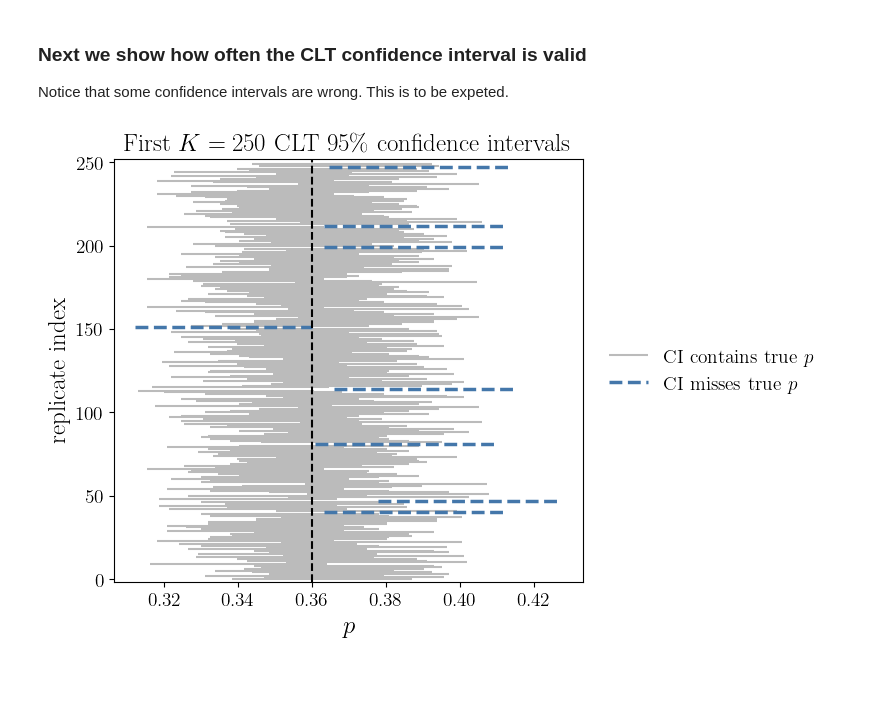
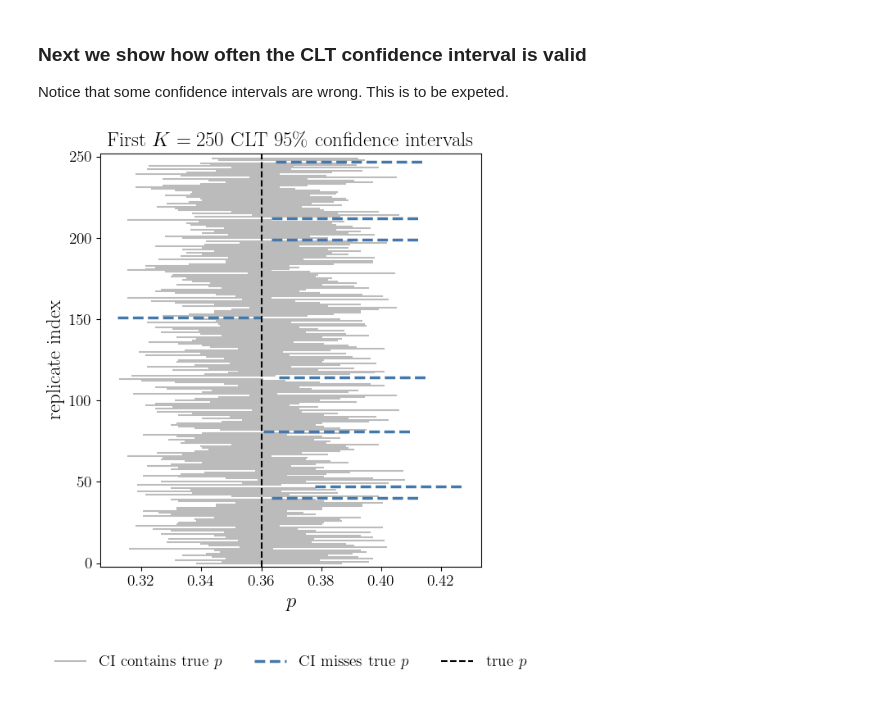
Before and after one commit to fjhickernell/MATH563Spring2026, a Jupyter notebook: classlib/classlib/notebooks/approval_rating_bernoulli_binomial_clt_ci.ipynb, the cells around one changed output. Saved outputs shown, nothing was run; the diff lists cells and outputs as text; code cells hidden in the pictures; blank space fills up the shorter version.

```diff
--- a/classlib/classlib/notebooks/approval_rating_bernoulli_binomial_clt_ci.ipynb
+++ b/classlib/classlib/notebooks/approval_rating_bernoulli_binomial_clt_ci.ipynb
@@ -259,50 +259,55 @@ cl.nbviz.savefig("ybar_histogram_approval")
 ### Next we show how often the CLT confidence interval is valid
 Notice that some confidence intervals are wrong.  This is to be expeted.
 # %%
-K = 250  #number to show
+K = 250
 idx = np.arange(K)
 hit = cover[:K]
 miss = ~hit
-fig, ax = plt.subplots(figsize=(7.5, 5.5))
 
-# Hits: solid gray
+fig, ax = plt.subplots(figsize=(6, 8))
+
+# Hits
 ax.hlines(
     idx[hit],
     lo[:K][hit],
     hi[:K][hit],
     lw=1.5,
     color=colors["gray"],
     alpha=1.0,
     label="CI contains true $p$"
 )
 
-# Misses: dashed blue
+# Misses
 ax.hlines(
     idx[miss],
     lo[:K][miss],
     hi[:K][miss],
     lw=2.5,
     linestyle="--",
     color=colors["blue"],
     alpha=1.0,
     label="CI misses true $p$"
 )
 
 # True parameter
-ax.axvline(p_true, linestyle="--", color="black", lw=1.5)
+ax.axvline(p_true, linestyle="--", color="black", lw=1.5, label="true $p$")
+
 ax.set_title(fr"First $K={K}$ CLT 95\% confidence intervals")
 ax.set_xlabel("$p$")
 ax.set_ylabel("replicate index")
-ax.set_ylim(-2, K+2)
+ax.set_ylim(-2, K + 2)
 
-# Legend outside to the right
+# Legend below plot
 ax.legend(
-    loc="center left",
-    bbox_to_anchor=(1.02, 0.5),
+    loc="upper center",
+    bbox_to_anchor=(0.5, -0.18),
+    ncol=3,
     frameon=False
 )
 
-# Make room for the legend
-fig.subplots_adjust(right=0.75)
+# Make room at the bottom for the legend
+fig.subplots_adjust(bottom=0.25)
+
+cl.nbviz.savefig("ci_failure_approval")
 # %% [output]
-[figure, old version]
+[figure, new version]
```
Also changed, not shown: 10 other files.
